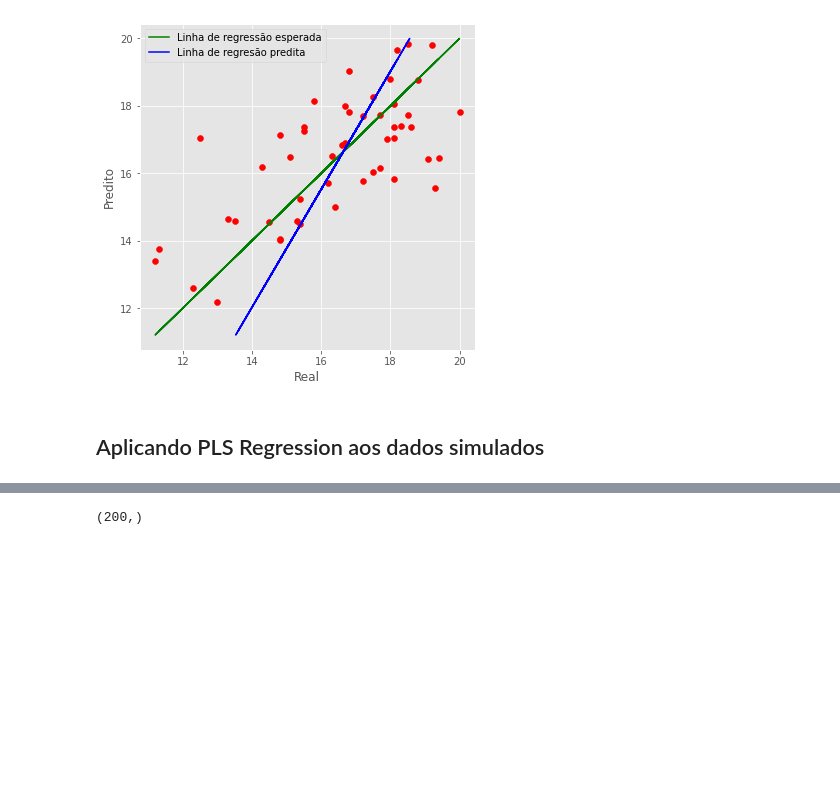
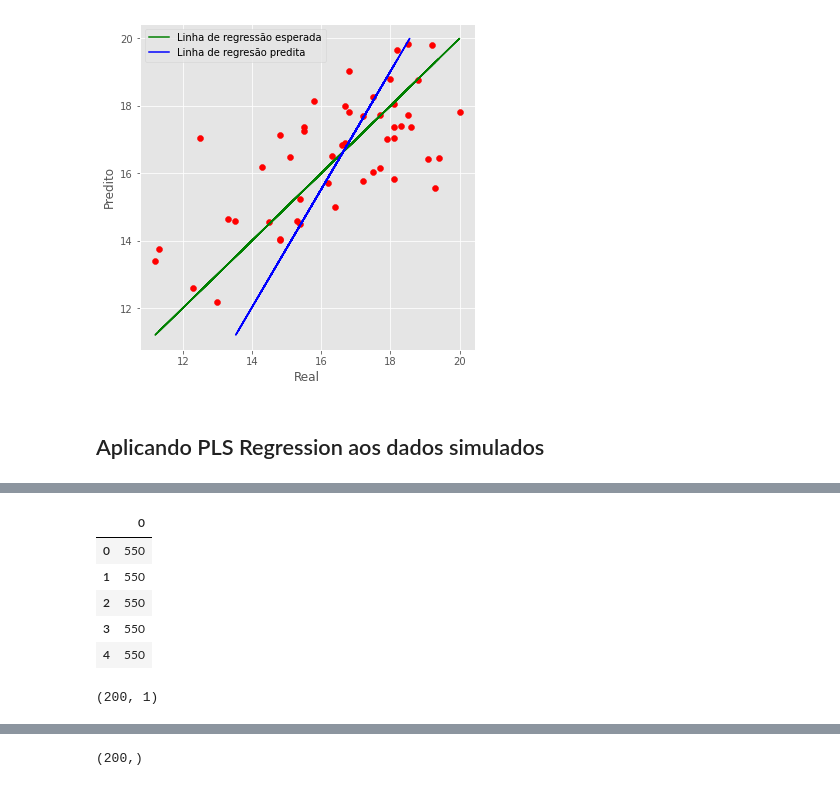
Before and after one commit to larissamazzero/RMN, a Jupyter notebook: PLS/pls.ipynb, the cells around one changed output, grey strips where cells are left out. Cells and saved outputs as stored; diff of their text form; code cells hidden in the pictures; blank space fills up the shorter version.

```diff
--- a/PLS/pls.ipynb
+++ b/PLS/pls.ipynb
@@ -198,0 +215,13 @@ data = pd.read_excel("/content/550_650.xlsx")
+# %%
+y.head()
+# %% [output]
+|  | 0 |
+| 0 | 550 |
+| 1 | 550 |
+| 2 | 550 |
+| 3 | 550 |
+| 4 | 550 |
+# %%
+y.shape
+# %% [output]
+(200, 1)
```
Also changed, not shown: parts of 27 cells of this notebook.
